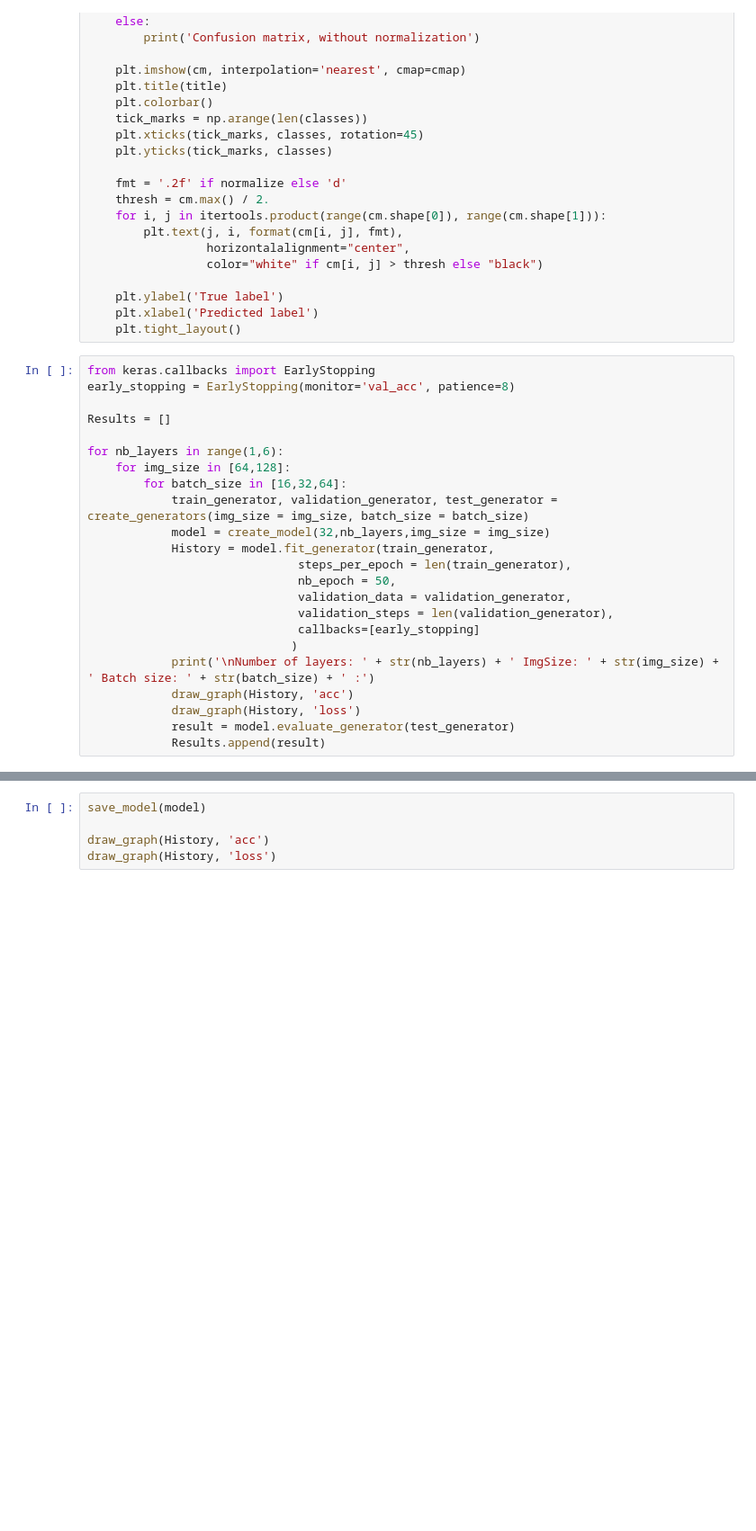
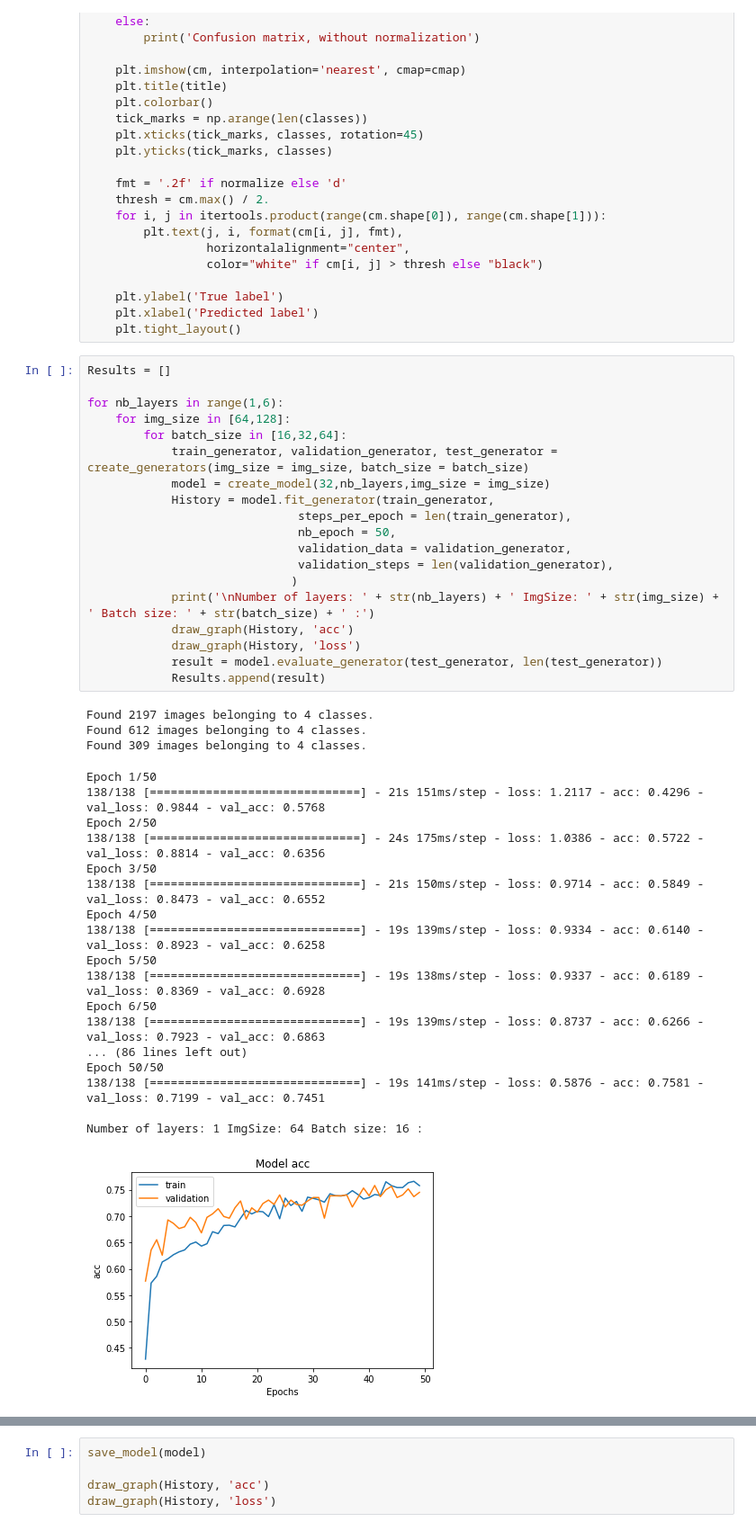
Before and after one commit to ZhichuanLi/CNN, a Jupyter notebook: JupiterCnn.ipynb, the cells around one changed output, grey strips where cells are left out. Shown at 90% size. Saved outputs shown, nothing was run; the diff lists cells and outputs as text; blank space fills up the shorter version.

```diff
--- a/JupiterCnn.ipynb
+++ b/JupiterCnn.ipynb
@@ -118,25 +120,43 @@ def plot_confusion_matrix(cm, classes,
     plt.xlabel('Predicted label')
     plt.tight_layout()
 # %%
-from keras.callbacks import EarlyStopping
-early_stopping = EarlyStopping(monitor='val_acc', patience=8)
-
 Results = []
 
 for nb_layers in range(1,6):
     for img_size in [64,128]:
         for batch_size in [16,32,64]:
             train_generator, validation_generator, test_generator = create_generators(img_size = img_size, batch_size = batch_size)
             model = create_model(32,nb_layers,img_size = img_size)
             History = model.fit_generator(train_generator,
                               steps_per_epoch = len(train_generator),
                               nb_epoch = 50,
                               validation_data = validation_generator,
                               validation_steps = len(validation_generator),
-                              callbacks=[early_stopping]
                              )
             print('\nNumber of layers: ' + str(nb_layers) + ' ImgSize: ' + str(img_size) + ' Batch size: ' + str(batch_size) + ' :')
             draw_graph(History, 'acc')
             draw_graph(History, 'loss')
-            result = model.evaluate_generator(test_generator)
+            result = model.evaluate_generator(test_generator, len(test_generator))
             Results.append(result)
+# %% [output]
+Found 2197 images belonging to 4 classes.
+Found 612 images belonging to 4 classes.
+Found 309 images belonging to 4 classes.
+Epoch 1/50
+138/138 [==============================] - 21s 151ms/step - loss: 1.2117 - acc: 0.4296 - val_loss: 0.9844 - val_acc: 0.5768
+Epoch 2/50
+138/138 [==============================] - 24s 175ms/step - loss: 1.0386 - acc: 0.5722 - val_loss: 0.8814 - val_acc: 0.6356
+Epoch 3/50
+138/138 [==============================] - 21s 150ms/step - loss: 0.9714 - acc: 0.5849 - val_loss: 0.8473 - val_acc: 0.6552
+Epoch 4/50
+138/138 [==============================] - 19s 139ms/step - loss: 0.9334 - acc: 0.6140 - val_loss: 0.8923 - val_acc: 0.6258
+Epoch 5/50
+138/138 [==============================] - 19s 138ms/step - loss: 0.9337 - acc: 0.6189 - val_loss: 0.8369 - val_acc: 0.6928
+Epoch 6/50
+138/138 [==============================] - 19s 139ms/step - loss: 0.8737 - acc: 0.6266 - val_loss: 0.7923 - val_acc: 0.6863
+... (86 lines left out)
+Epoch 50/50
+138/138 [==============================] - 19s 141ms/step - loss: 0.5876 - acc: 0.7581 - val_loss: 0.7199 - val_acc: 0.7451
+
+Number of layers: 1 ImgSize: 64 Batch size: 16 :
+[figure, added]
```
Also changed, not shown: parts of 7 cells of this notebook.
